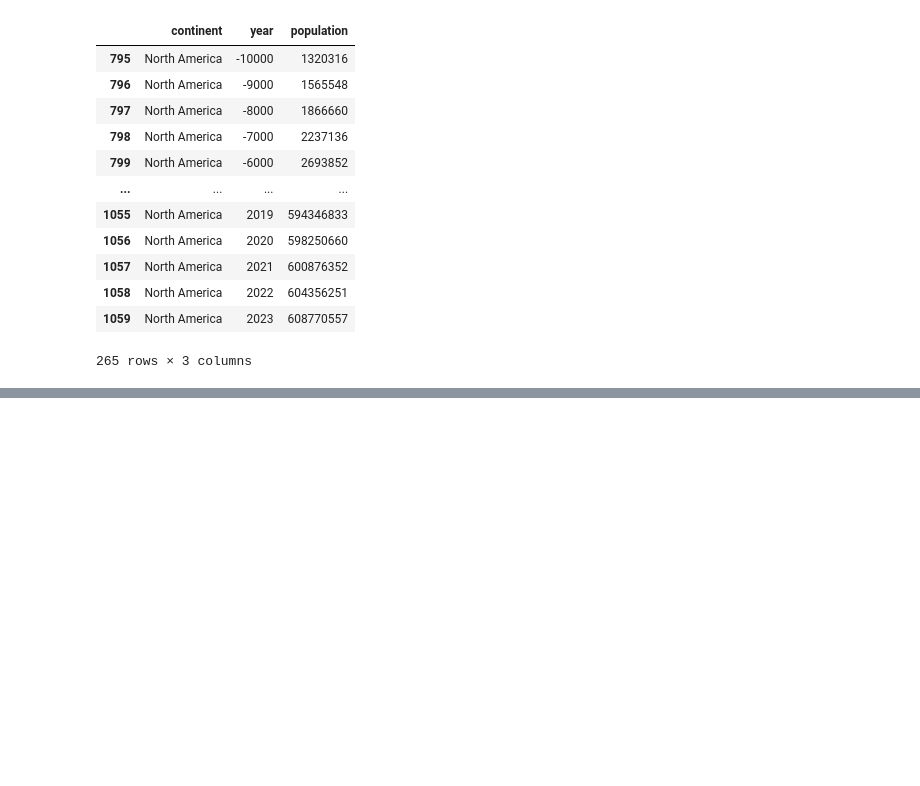
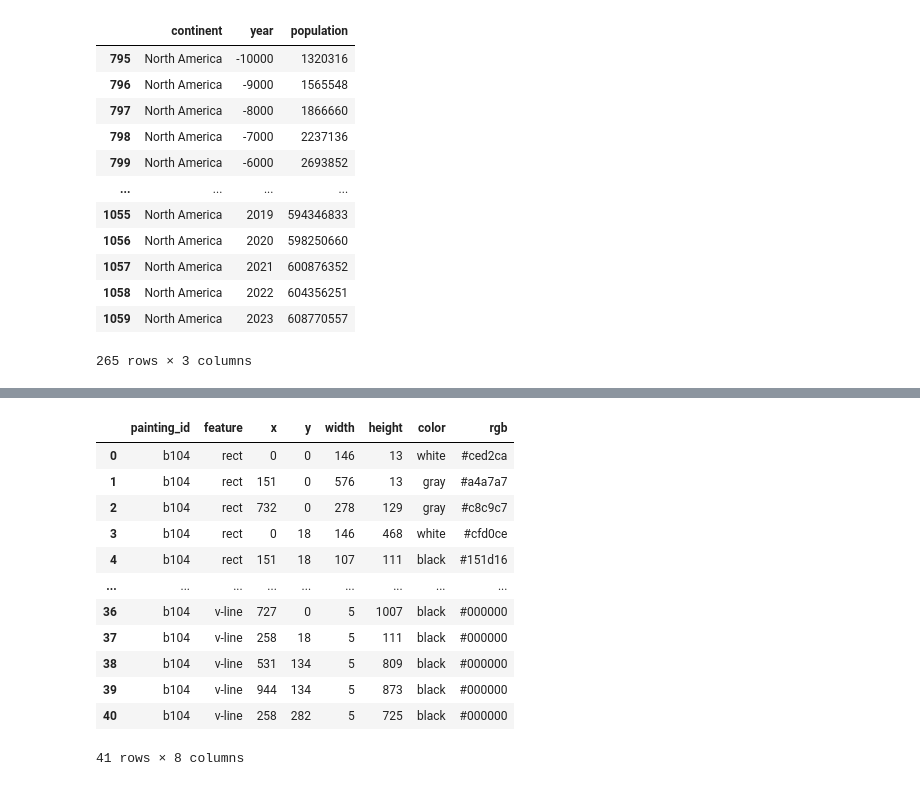
Before and after one commit to 175329/Mineria-de-datos, a Jupyter notebook: MineriaDeDatos.ipynb, the cells around one changed output, grey strips where cells are left out. Cells and saved outputs as stored; diff of their text form; code cells hidden in the pictures; blank space fills up the shorter version.

```diff
--- a/MineriaDeDatos.ipynb
+++ b/MineriaDeDatos.ipynb
@@ -1425,0 +1460,16 @@ df_NA
+# %%
+features.query('painting_id == "b104"')
+# %% [output]
+|  | painting_id | feature | x | y | width | height | color | rgb |
+| 0 | b104 | rect | 0 | 0 | 146 | 13 | white | #ced2ca |
+| 1 | b104 | rect | 151 | 0 | 576 | 13 | gray | #a4a7a7 |
+| 2 | b104 | rect | 732 | 0 | 278 | 129 | gray | #c8c9c7 |
+| 3 | b104 | rect | 0 | 18 | 146 | 468 | white | #cfd0ce |
+| 4 | b104 | rect | 151 | 18 | 107 | 111 | black | #151d16 |
+| ... | ... | ... | ... | ... | ... | ... | ... | ... |
+| 36 | b104 | v-line | 727 | 0 | 5 | 1007 | black | #000000 |
+| 37 | b104 | v-line | 258 | 18 | 5 | 111 | black | #000000 |
+| 38 | b104 | v-line | 531 | 134 | 5 | 809 | black | #000000 |
+| 39 | b104 | v-line | 944 | 134 | 5 | 873 | black | #000000 |
+| 40 | b104 | v-line | 258 | 282 | 5 | 725 | black | #000000 |
+41 rows × 8 columns
```
Also changed, not shown: parts of 5 cells of this notebook.
